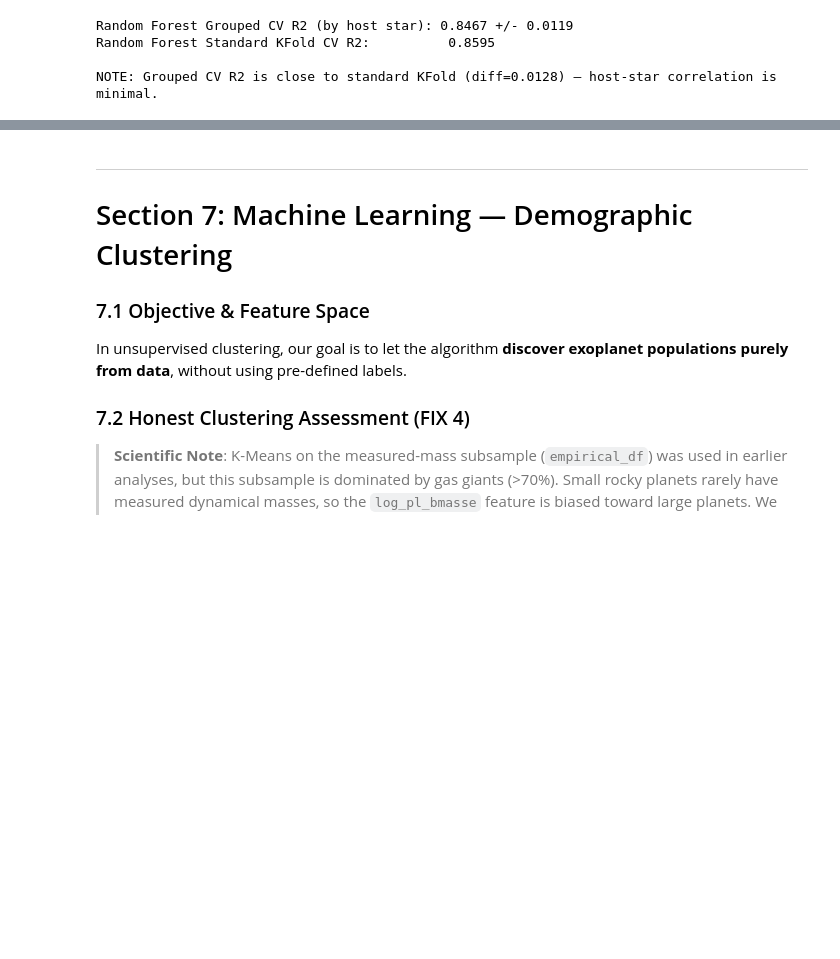
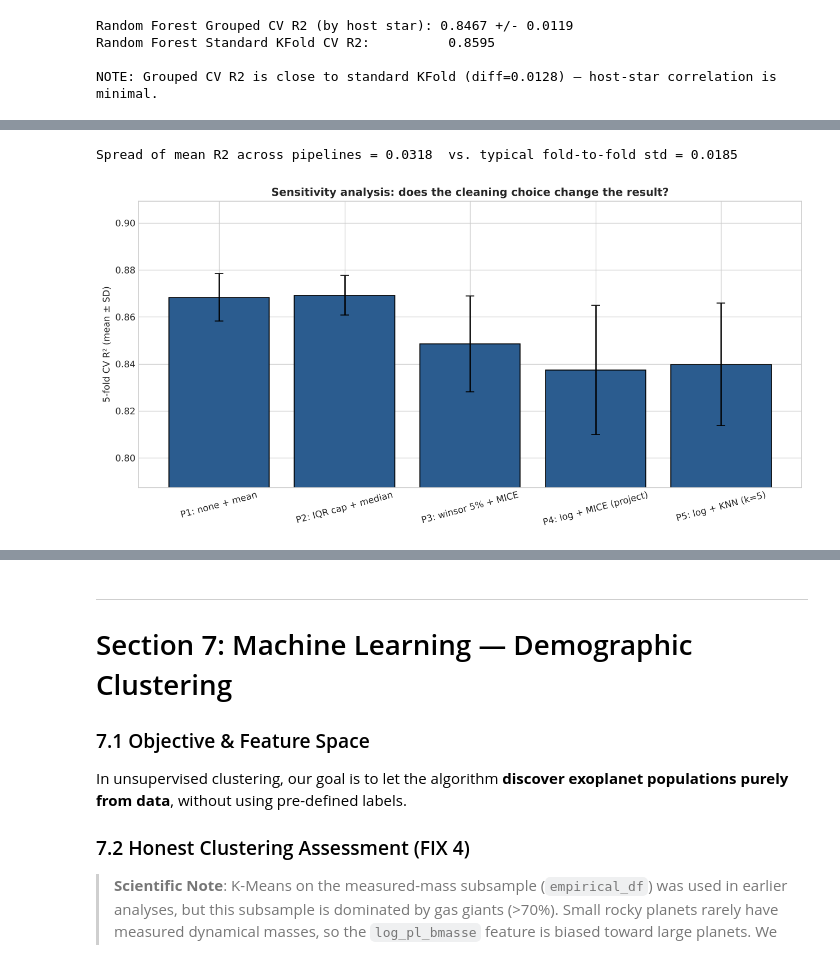
Before and after one commit to mmanalim/exoplanet-analysis, a Jupyter notebook: 03_machine_learning_analysis.ipynb, the cells around one changed output, grey strips where cells are left out. Drawn from its saved outputs; the diff is of its cells as text; code cells hidden in the pictures; blank space fills up the shorter version.

```diff
--- a/03_machine_learning_analysis.ipynb
+++ b/03_machine_learning_analysis.ipynb
@@ -345,0 +606,76 @@ NOTE: Grouped CV R2 is close to standard KFold (diff=0.0128) — host-star corre
+# %%
+# ======================================================================
+# sensitivity analysis with Pipelines (outlier x missing-value treatment)
+# ======================================================================
+import warnings
+from sklearn.exceptions import ConvergenceWarning
+warnings.filterwarnings('ignore', category=ConvergenceWarning)      # MICE stops at max_iter=5 on purpose (speed)
+from sklearn.base import BaseEstimator, TransformerMixin
+from sklearn.compose import ColumnTransformer
+from sklearn.preprocessing import FunctionTransformer
+from sklearn.experimental import enable_iterative_imputer          # noqa: F401
+from sklearn.impute import SimpleImputer, KNNImputer, IterativeImputer
+from IPython.display import display
+
+class IQRCapper(BaseEstimator, TransformerMixin):
+    """clip every column to [Q1 - 1.5 IQR, Q3 + 1.5 IQR]; limits are learned on the training fold only"""
+    def fit(self, X, y=None):
+        X = np.asarray(X, dtype=float)
+        q1, q3 = np.nanpercentile(X, 25, axis=0), np.nanpercentile(X, 75, axis=0)
+        self.lo_, self.hi_ = q1 - 1.5 * (q3 - q1), q3 + 1.5 * (q3 - q1)
+        return self
+    def transform(self, X):
+        return np.clip(np.asarray(X, dtype=float), self.lo_, self.hi_)
+
+class Winsorizer(BaseEstimator, TransformerMixin):
+    """clip every column to its [5 %, 95 %] percentiles (learned on the training fold only)"""
+    def __init__(self, lower=5, upper=95):
+        self.lower, self.upper = lower, upper
+    def fit(self, X, y=None):
+        X = np.asarray(X, dtype=float)
+        self.lo_, self.hi_ = np.nanpercentile(X, self.lower, axis=0), np.nanpercentile(X, self.upper, axis=0)
+        return self
+    def transform(self, X):
+        return np.clip(np.asarray(X, dtype=float), self.lo_, self.hi_)
+
+raw_feats = ['pl_rade', 'pl_orbper', 'pl_orbsmax', 'pl_insol', 'st_teff', 'st_mass', 'st_met', 'sy_pnum', 'sy_dist']
+skewed = ['pl_rade', 'pl_orbper', 'pl_orbsmax', 'pl_insol', 'st_teff', 'st_mass', 'sy_dist']      # strictly >= 0, right-skewed
+sens_df = empirical_df.dropna(subset=[target]).copy()
+Xs_, ys_ = sens_df[raw_feats], sens_df[target]
+print(f"Planets with measured mass: {len(sens_df):,} | rows with >= 1 missing feature: {int(Xs_.isna().any(axis=1).sum()):,} "
+      f"({100*Xs_.isna().any(axis=1).mean():.1f} %) | complete cases used in Section 6.2: {len(reg_df):,}")
+
+def rf():
+    return RandomForestRegressor(n_estimators=150, max_depth=15, random_state=42, n_jobs=-1)
+log_tf = ColumnTransformer([('log', FunctionTransformer(np.log1p, feature_names_out='one-to-one'), [raw_feats.index(c) for c in skewed])],
+                           remainder='passthrough')
+log_tf.set_output(transform='default')
+
+P = {
+    'P1: none + mean':           Pipeline([('out', 'passthrough'),   ('imp', SimpleImputer(strategy='mean')), ('rf', rf())]),
+    'P2: IQR cap + median':      Pipeline([('out', IQRCapper()),     ('imp', SimpleImputer(strategy='median')), ('rf', rf())]),
+    'P3: winsor 5% + MICE':      Pipeline([('out', Winsorizer()),    ('imp', IterativeImputer(max_iter=5, random_state=42)), ('rf', rf())]),
+    'P4: log + MICE (project)':  Pipeline([('out', log_tf),          ('imp', IterativeImputer(max_iter=5, random_state=42)), ('rf', rf())]),
+    'P5: log + KNN (k=5)':       Pipeline([('out', log_tf),          ('sc', StandardScaler()), ('imp', KNNImputer(n_neighbors=5)), ('rf', rf())]),
+}
+rows = []
+for name, pipe in P.items():
+    r2 = cross_val_score(pipe, Xs_, ys_, cv=kf, scoring='r2')
+    rmse = -cross_val_score(pipe, Xs_, ys_, cv=kf, scoring='neg_root_mean_squared_error')
+    rows.append({'Pipeline': name, 'CV R2 mean': r2.mean(), 'CV R2 std': r2.std(), 'CV RMSE mean (dex)': rmse.mean(), 'CV RMSE std': rmse.std()})
+    print(f"{name:26s} R2 = {r2.mean():.4f} ± {r2.std():.4f} | RMSE = {rmse.mean():.4f} ± {rmse.std():.4f}")
+sens = pd.DataFrame(rows).round(4)
+print("\nSensitivity analysis (5-fold CV, Random Forest):")
+display(sens)
+spread = sens['CV R2 mean'].max() - sens['CV R2 mean'].min()
+print(f"Spread of mean R2 across pipelines = {spread:.4f}  vs. typical fold-to-fold std = {sens['CV R2 std'].mean():.4f}")
+
+fig, ax = plt.subplots(figsize=(11, 5.5))
+ax.bar(sens['Pipeline'], sens['CV R2 mean'], yerr=sens['CV R2 std'], capsize=5, color='#2b5c8f', edgecolor='black')
+ax.set_ylim(max(0, sens['CV R2 mean'].min() - 0.05), min(1.0, sens['CV R2 mean'].max() + 0.04))
+ax.set_ylabel('5-fold CV R² (mean ± SD)'); ax.set_title('Sensitivity analysis: does the cleaning choice change the result?', fontweight='bold')
+ax.tick_params(axis='x', rotation=15)
+plt.tight_layout()
+plt.savefig('figures/19_sensitivity_analysis.png', dpi=300, bbox_inches='tight')
+plt.show()
+# %% [output]
@@ -345,0 +696,2 @@ NOTE: Grouped CV R2 is close to standard KFold (diff=0.0128) — host-star corre
+Spread of mean R2 across pipelines = 0.0318  vs. typical fold-to-fold std = 0.0185
+[figure, added]
```
Also changed, not shown: parts of 15 cells of this notebook, 5 other files.
